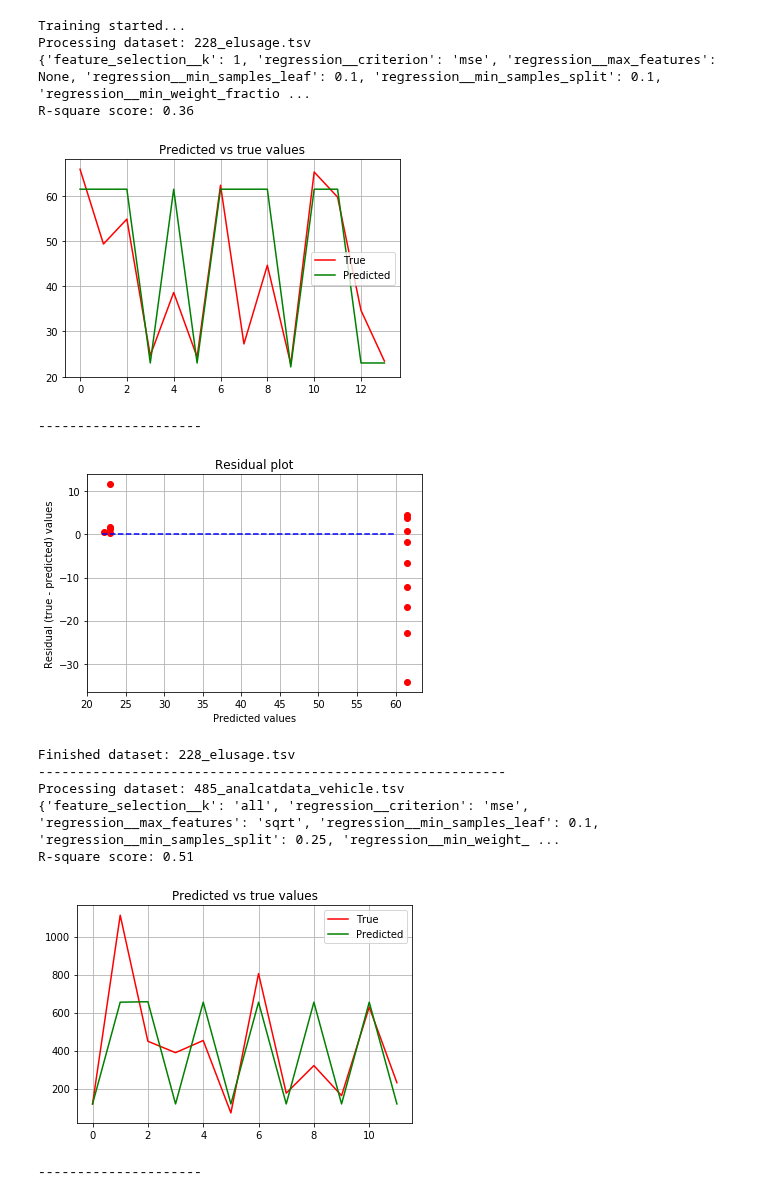
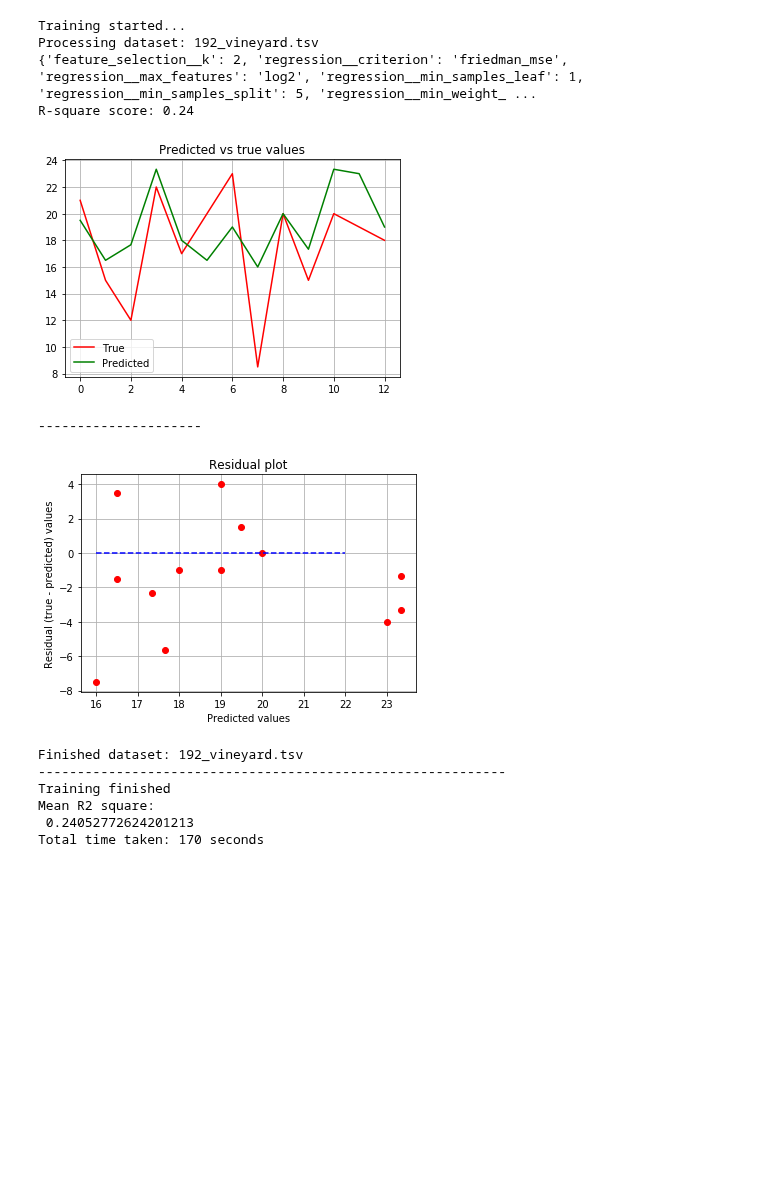
Before and after one commit to anuprulez/pmlb_regression, a Jupyter notebook: analyze_regression_DecisionTreeRegressor.ipynb, the cells around one changed output. Saved outputs shown, nothing was run; the diff lists cells and outputs as text; code cells hidden in the pictures; blank space fills up the shorter version.

```diff
--- a/analyze_regression_DecisionTreeRegressor.ipynb
+++ b/analyze_regression_DecisionTreeRegressor.ipynb
@@ -20,6 +20,8 @@ start_time = time.time()
 datasets = ["228_elusage.tsv", "485_analcatdata_vehicle.tsv", "523_analcatdata_neavote.tsv", \
             '663_rabe_266.tsv', '687_sleuth_ex1605.tsv']
 
+datasets = ['192_vineyard.tsv']
+
 regressor = Pipeline([
   ('preprocessing', preprocessing.RobustScaler()),
   ('feature_selection', SelectKBest(f_regression)),
@@ -27,11 +29,11 @@ regressor = Pipeline([
 ])
 
 ard_parameters = [{ \
-    'feature_selection__k': [1, 2, 3, 4, 'all'], \
+    'feature_selection__k': [1, 2, 3, 4], \
     'regression__criterion': ['mse', 'mae', 'friedman_mse'], \
     'regression__splitter': ['best', 'random'], \
-    'regression__min_samples_split': [0.1, 0.25, 0.5, 1.0], \
-    'regression__min_samples_leaf': [0.1, 0.25, 0.5, 1.0], \
+    'regression__min_samples_split': [1, 2, 3, 4, 5, 7, 10, 15], \
+    'regression__min_samples_leaf': [1, 2, 3, 4, 5, 7, 10, 15], \
     'regression__min_weight_fraction_leaf': [0.0, 0.1, 0.25, 0.5, 1.0], \
     'regression__max_features': [None, 'auto', 'sqrt', 'log2'] \
 }]
@@ -53,7 +55,7 @@ for d_set in datasets:
     y_train = y_train.values
     y_test = y_test.values
 
-    optimized_regressor = GridSearchCV(regressor, ard_parameters, cv=5, error_score=0)
+    optimized_regressor = GridSearchCV(regressor, ard_parameters, error_score=0)
 
     optimized_regressor.fit(X_train, y_train)
     best_regressor = optimized_regressor.best_estimator_
@@ -70,43 +72,42 @@ for d_set in datasets:
     plt.figure()
     plt.plot(y_test, color='r')
     plt.plot(prediction, color='g')
     plt.grid(True)
     plt.legend(['True', 'Predicted'])
     plt.title('Predicted vs true values')
     plt.show()
 
     print("---------------------")
 
     plt.figure()
     plt.plot(prediction, residual, 'ro')
     max_pred = int(np.max(prediction))
     min_pred = int(np.min(prediction))
     plt.plot(np.arange(min_pred, max_pred), [0 for i in range(max_pred - min_pred)], 'b--')
     plt.grid(True)
     plt.xlabel('Predicted values')
     plt.ylabel('Residual (true - predicted) values')
     plt.title('Residual plot')
     plt.show()
 
     print("Finished dataset: %s" % d_set)
     print("------------------------------------------------------------")
 
 print('Training finished')
 print("Mean R2 square: \n", np.mean(r2_scores))
 end_time = time.time()
 print('Total time taken: %d seconds' % int(end_time - start_time))
 # %% [output]
 Training started...
-Processing dataset: 228_elusage.tsv
-{'feature_selection__k': 1, 'regression__criterion': 'mse', 'regression__max_features': None, 'regression__min_samples_leaf': 0.1, 'regression__min_samples_split': 0.1, 'regression__min_weight_fractio ...
-R-square score: 0.36
+Processing dataset: 192_vineyard.tsv
+{'feature_selection__k': 2, 'regression__criterion': 'friedman_mse', 'regression__max_features': 'log2', 'regression__min_samples_leaf': 1, 'regression__min_samples_split': 5, 'regression__min_weight_ ...
+R-square score: 0.24
-[figure, old version]
+[figure, new version]
 ---------------------
-[figure, old version]
+[figure, new version]
-Finished dataset: 228_elusage.tsv
+Finished dataset: 192_vineyard.tsv
 ------------------------------------------------------------
-Processing dataset: 485_analcatdata_vehicle.tsv
-{'feature_selection__k': 'all', 'regression__criterion': 'mse', 'regression__max_features': 'sqrt', 'regression__min_samples_leaf': 0.1, 'regression__min_samples_split': 0.25, 'regression__min_weight_ ...
-R-square score: 0.51
+Training finished
+Mean R2 square:
+ 0.24052772624201213
+Total time taken: 170 seconds
-[figure, removed]
----------------------
```
Also changed, not shown: parts of 1 cell of this notebook, 10 other files.
